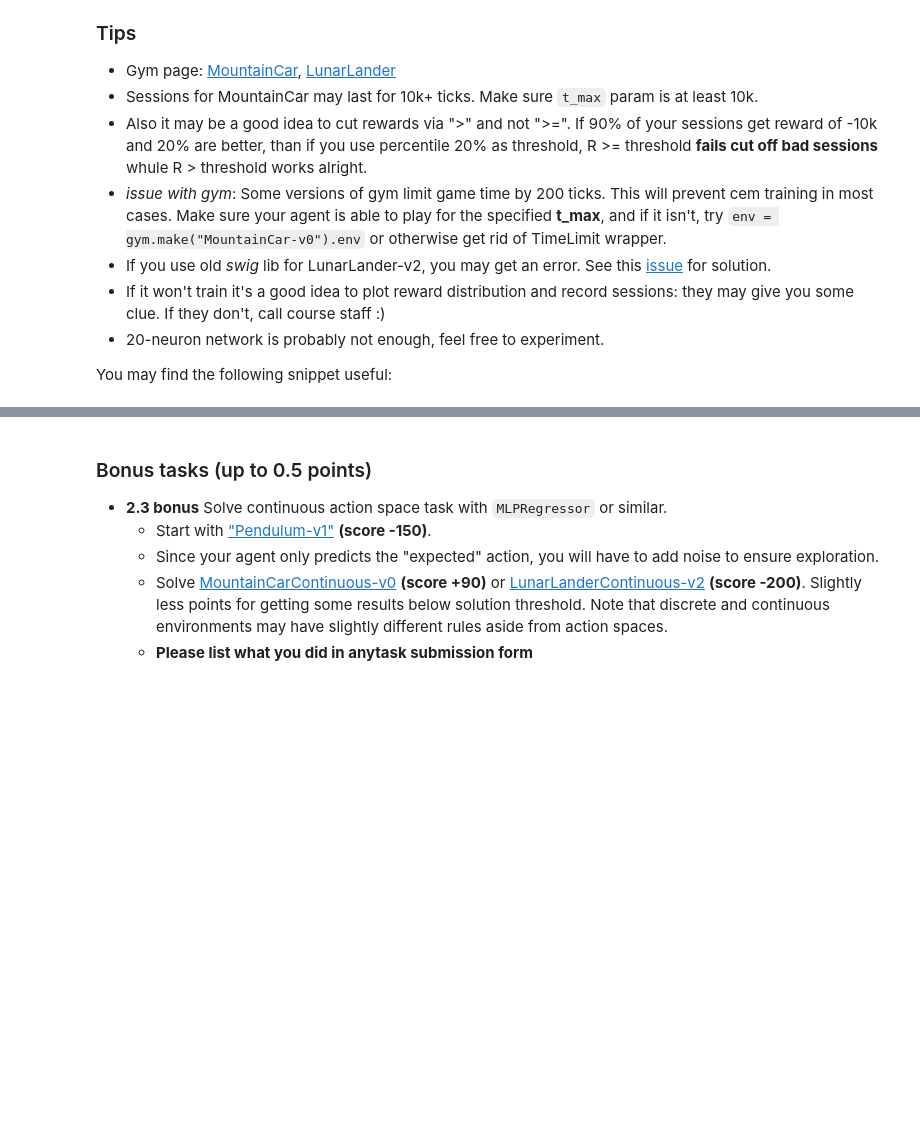
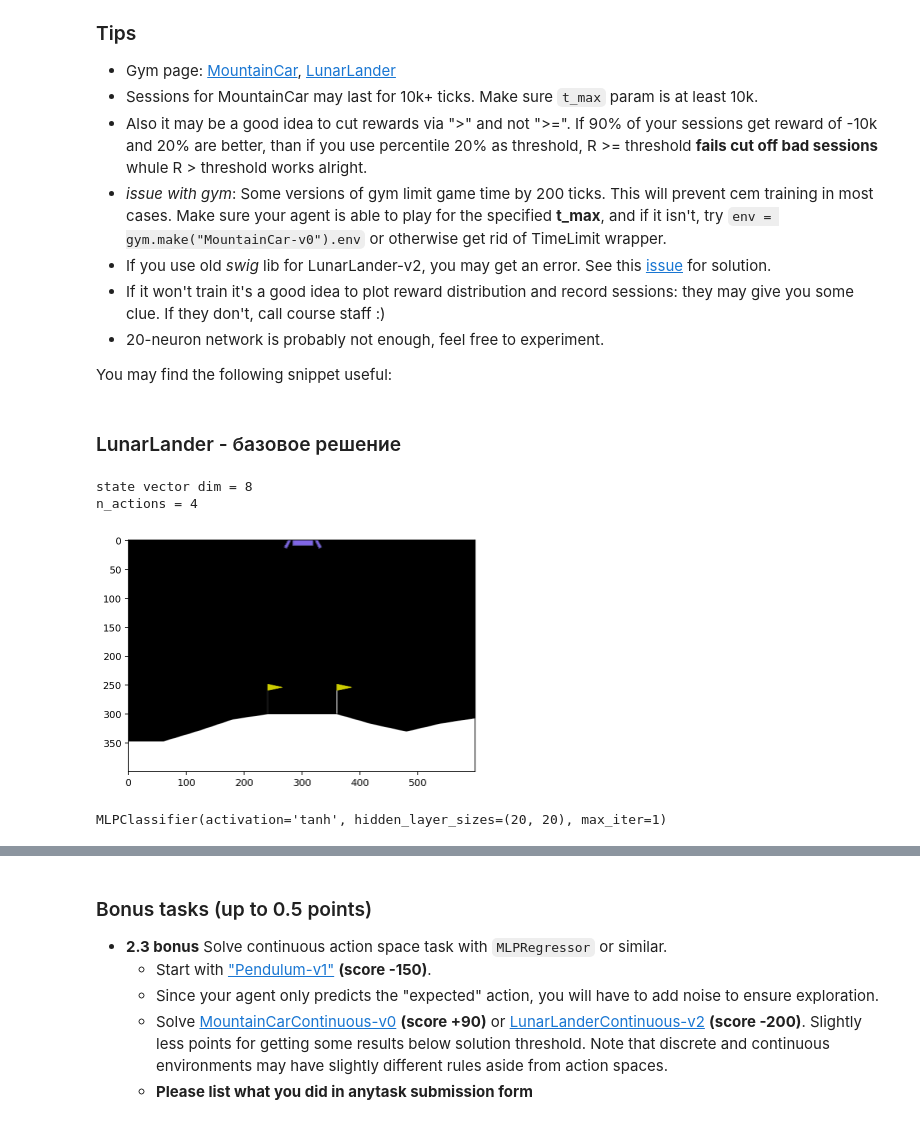
Before and after one commit to AndBoyS/RL-course, a Jupyter notebook: hw1/deep-crossentropy-method.ipynb, the cells around one changed output, grey strips where cells are left out. Drawn from its saved outputs; the diff is of its cells as text; code cells hidden in the pictures; blank space fills up the shorter version.

Commit message:
lunarlander basic

```diff
--- a/hw1/deep-crossentropy-method.ipynb
+++ b/hw1/deep-crossentropy-method.ipynb
@@ -278,0 +323,31 @@ plt.imshow(visualize_mountain_car(env, agent))
+# %% [markdown]
+### LunarLander - базовое решение
+# %%
+env = gym.make("LunarLander-v2", render_mode="rgb_array").env
+
+env.reset()
+n_actions = env.action_space.n
+state_dim = env.observation_space.shape[0]
+
+plt.imshow(env.render())
+print("state vector dim =", state_dim)
+print("n_actions =", n_actions)
+
+env.close()
+# %% [output]
+state vector dim = 8
+n_actions = 4
+[figure, added]
+# %%
+from sklearn.neural_network import MLPClassifier
+
+agent = MLPClassifier(
+    hidden_layer_sizes=(20, 20),
+    activation='tanh',
+    max_iter=1,  # Default value 200
+)
+
+# initialize agent to the dimension of state space and number of actions
+agent.partial_fit([env.reset()[0]] * n_actions, list(range(n_actions)), list(range(n_actions)))
+# %% [output]
+MLPClassifier(activation='tanh', hidden_layer_sizes=(20, 20), max_iter=1)
```
Also changed, not shown: parts of 14 cells of this notebook, 2 other files.
